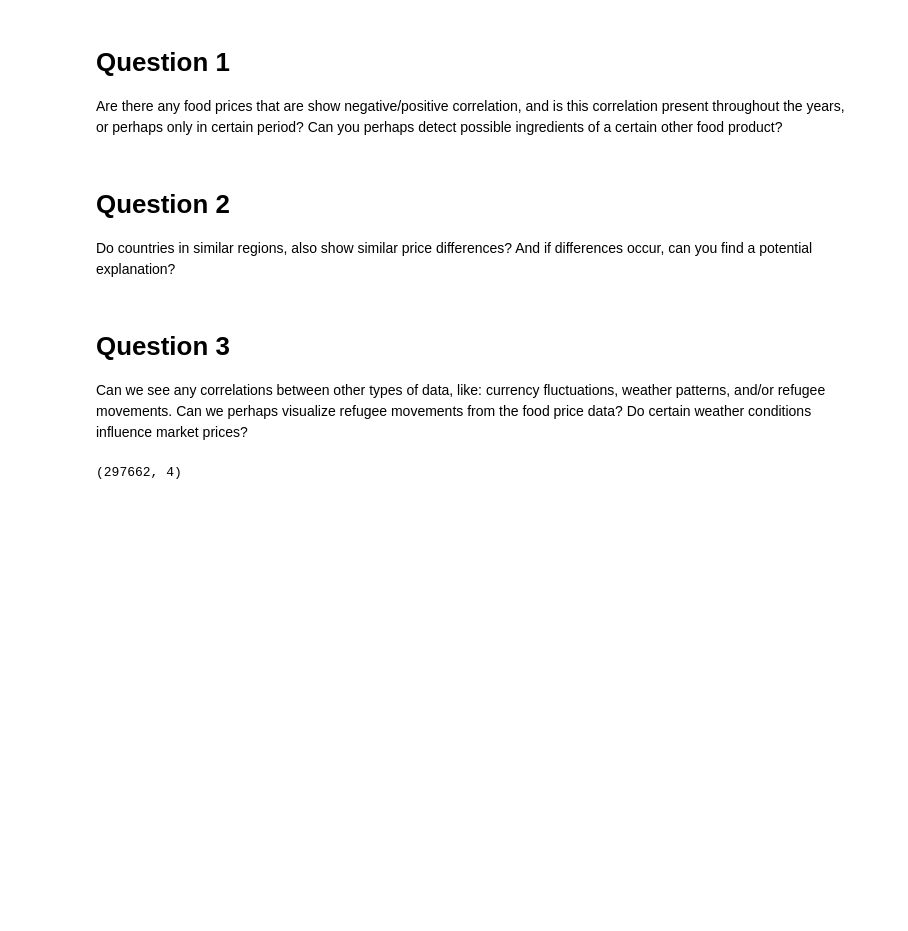
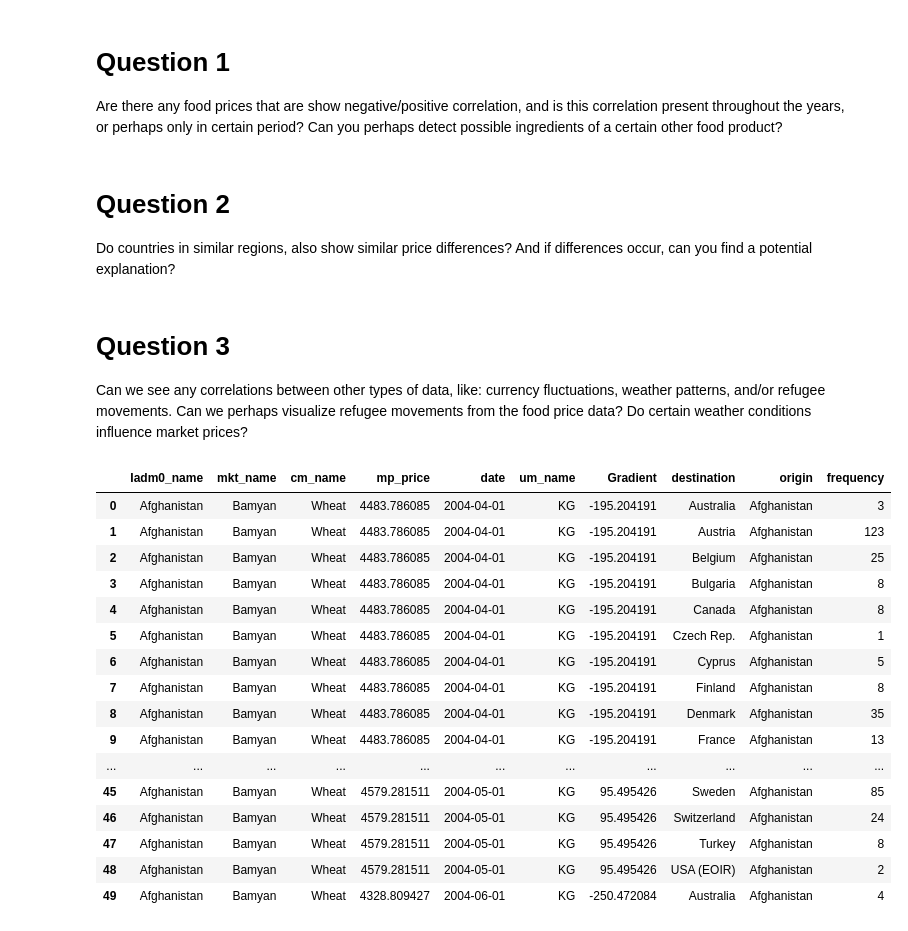
Before and after one commit to Spijkervet/global_food_prices, a Jupyter notebook: Questions.ipynb, the cells around one changed output. Saved outputs shown, nothing was run; the diff lists cells and outputs as text; code cells hidden in the pictures; blank space fills up the shorter version.

Commit message:
updated asylyed asylumseeker dataset & merged database

```diff
--- a/Questions.ipynb
+++ b/Questions.ipynb
@@ -68,6 +61,7 @@ Are there any food prices that are show negative/positive correlation, and is th
 # %%
 # Each product in a graph for each country.
 
+country = 'Uganda'
 y_axis = 'Gradient'
 
 df_country = df.loc[df.adm0_name == country]
@@ -189,34 +183,55 @@ df = df.drop(df[df.origin == 'Various/unknown'].index)
 # will end up with a list with countries that don't match; manually see if they should...
 countries_food = df_food['Iadm0_name'].unique()
 countries_refugee = df['origin'].unique()
 
 possible_mismatches_1 = [country for country in countries_food
                        if country not in countries_refugee]
 
 possible_mismatches_2 = [country for country in countries_refugee
                         if country not in countries_food]
 
 definite_mismatches = possible_mismatches_1 + possible_mismatches_2
 
 mismatches = definite_mismatches.sort()
 # print(mismatches)
 
 # {'country name in refugee file': 'corresponding country name in food dataset'}
 MISMATCH_DICT = {'Iran (Islamic Rep. of)': 'Iran  (Islamic Republic of)', 'Dem. Rep. of the Congo': 'Democratic Republic of the Congo',
                  'Central African Rep.': 'Central African Republic'}
 
 # fix mis-matches
 for (original, new) in MISMATCH_DICT.items():
     mask = df.origin == original
     df.loc[mask, 'origin'] = new
 
-#reset index
+# reset index
 df = df.reset_index(drop=True)
-df.shape
+df.head()
 ###################################### pre-processing done ###################################
 
 
 # set food_prices dataset to daytime to allow merging with refugee dataset
-#df_food['date'] = pd.to_datetime(df_food.date, format='%Y-%m')
+df_food['date'] = pd.to_datetime(df_food.date, format='%Y-%m')
+# merge datasets
+
+new_df = pd.merge(df_food, df,  how='left', left_on=['Iadm0_name','date'], right_on = ['origin','date'])
+# drop now abundantan origin row (equals Iadm0_name)
+new_df[:50]
 # %% [output]
-(297662, 4)
+|  | Iadm0_name | mkt_name | cm_name | mp_price | date | um_name | Gradient | destination | origin | frequency |
+| 0 | Afghanistan | Bamyan | Wheat | 4483.786085 | 2004-04-01 | KG | -195.204191 | Australia | Afghanistan | 3 |
+| 1 | Afghanistan | Bamyan | Wheat | 4483.786085 | 2004-04-01 | KG | -195.204191 | Austria | Afghanistan | 123 |
+| 2 | Afghanistan | Bamyan | Wheat | 4483.786085 | 2004-04-01 | KG | -195.204191 | Belgium | Afghanistan | 25 |
+| 3 | Afghanistan | Bamyan | Wheat | 4483.786085 | 2004-04-01 | KG | -195.204191 | Bulgaria | Afghanistan | 8 |
+| 4 | Afghanistan | Bamyan | Wheat | 4483.786085 | 2004-04-01 | KG | -195.204191 | Canada | Afghanistan | 8 |
+| 5 | Afghanistan | Bamyan | Wheat | 4483.786085 | 2004-04-01 | KG | -195.204191 | Czech Rep. | Afghanistan | 1 |
+| 6 | Afghanistan | Bamyan | Wheat | 4483.786085 | 2004-04-01 | KG | -195.204191 | Cyprus | Afghanistan | 5 |
+| 7 | Afghanistan | Bamyan | Wheat | 4483.786085 | 2004-04-01 | KG | -195.204191 | Finland | Afghanistan | 8 |
+| 8 | Afghanistan | Bamyan | Wheat | 4483.786085 | 2004-04-01 | KG | -195.204191 | Denmark | Afghanistan | 35 |
+| 9 | Afghanistan | Bamyan | Wheat | 4483.786085 | 2004-04-01 | KG | -195.204191 | France | Afghanistan | 13 |
+| ... | ... | ... | ... | ... | ... | ... | ... | ... | ... | ... |
+| 45 | Afghanistan | Bamyan | Wheat | 4579.281511 | 2004-05-01 | KG | 95.495426 | Sweden | Afghanistan | 85 |
+| 46 | Afghanistan | Bamyan | Wheat | 4579.281511 | 2004-05-01 | KG | 95.495426 | Switzerland | Afghanistan | 24 |
+| 47 | Afghanistan | Bamyan | Wheat | 4579.281511 | 2004-05-01 | KG | 95.495426 | Turkey | Afghanistan | 8 |
+| 48 | Afghanistan | Bamyan | Wheat | 4579.281511 | 2004-05-01 | KG | 95.495426 | USA (EOIR) | Afghanistan | 2 |
+| 49 | Afghanistan | Bamyan | Wheat | 4328.809427 | 2004-06-01 | KG | -250.472084 | Australia | Afghanistan | 4 |
```
Also changed, not shown: parts of 1 cell of this notebook, 5 other files.
